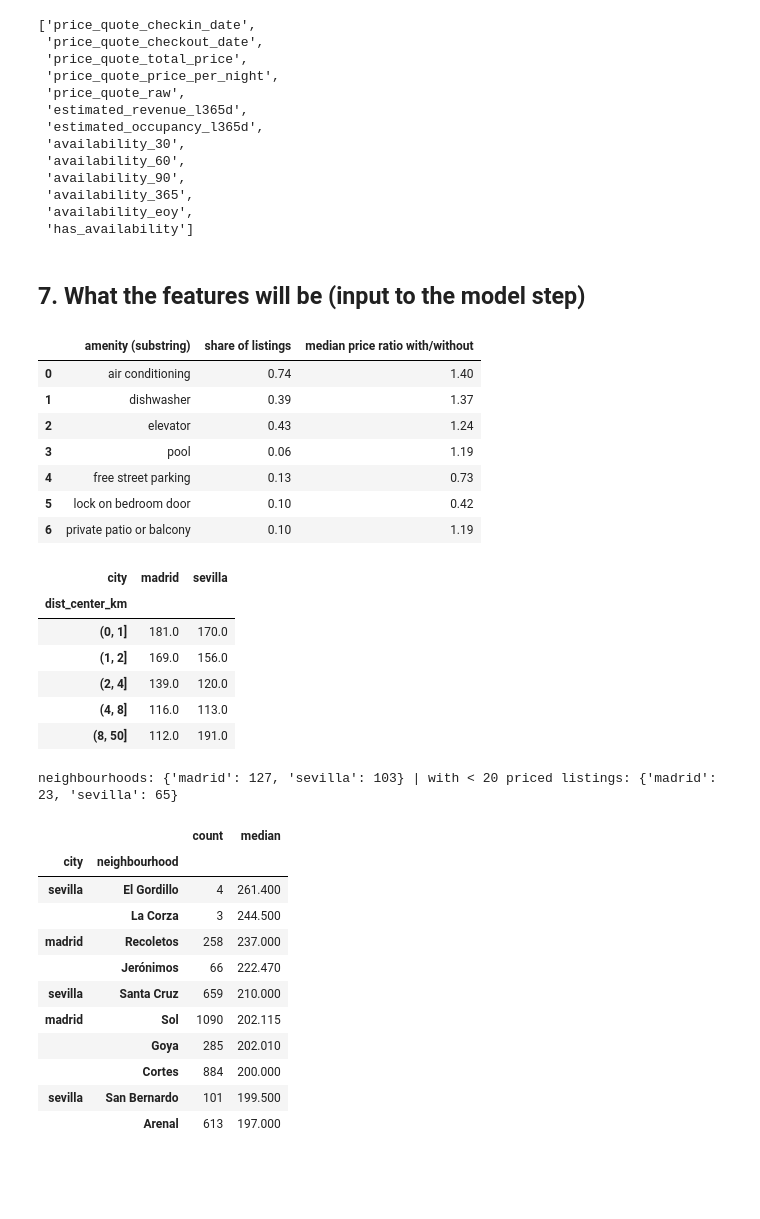
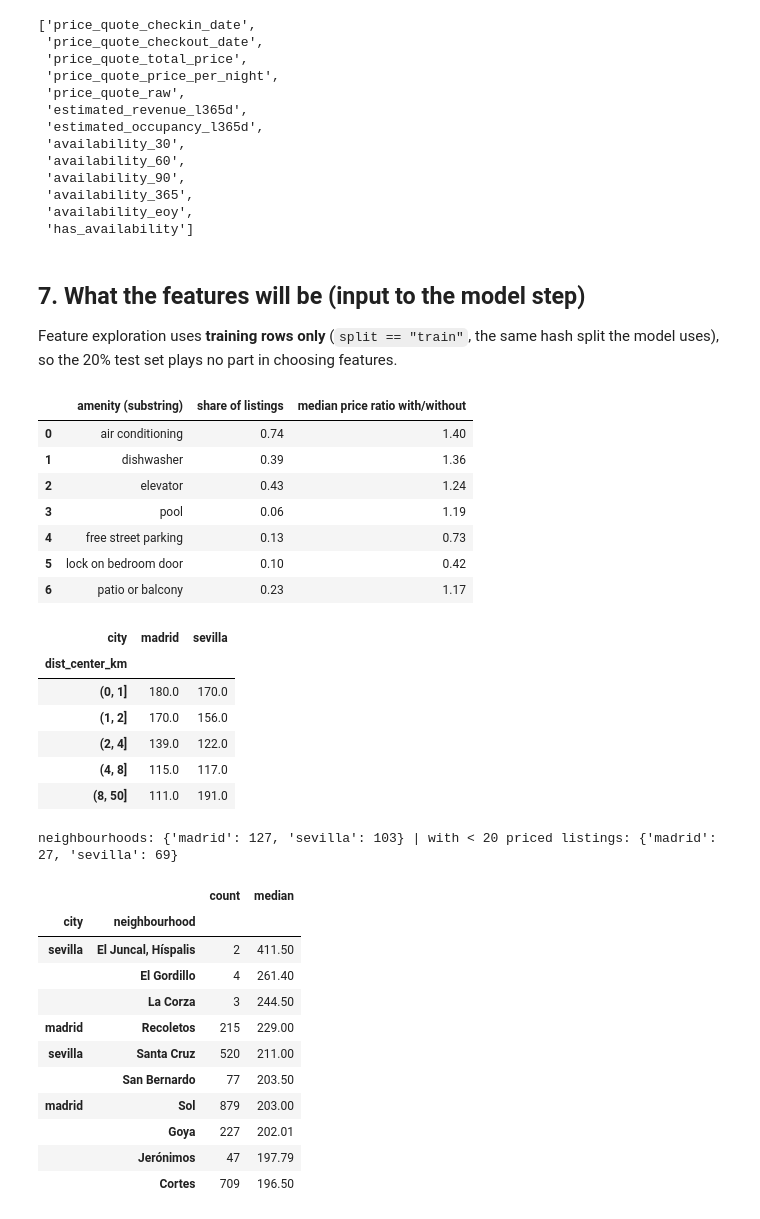
Before and after one commit to IvanShynkarenko/isd-airbnb-spain, a Jupyter notebook: notebooks/eda_madrid_sevilla.ipynb, the cells around one changed output. Cells and saved outputs as stored; diff of their text form; code cells hidden in the pictures; blank space fills up the shorter version.

```diff
--- a/notebooks/eda_madrid_sevilla.ipynb
+++ b/notebooks/eda_madrid_sevilla.ipynb
@@ -45,12 +45,14 @@ from airbnb import io
 from airbnb.config import load_cities
 from airbnb.paths import BRONZE, SILVER
 from airbnb.silver import MIN_PRICE, MAX_PRICE
+from airbnb.features import assign_split
 
 pd.set_option("display.width", 160); pd.set_option("display.max_columns", 40)
 plt.rcParams["figure.figsize"] = (10, 4)
 CITIES = ["madrid", "sevilla"]
 cfg = load_cities(os.path.join(REPO, "config", "cities.yml"))
-silver = io.read_table(spark, SILVER, MODE).filter(f"city in ('madrid','sevilla')").toPandas()
+# split = the same deterministic train/test split the model uses (features.assign_split)
+silver = assign_split(io.read_table(spark, SILVER, MODE).filter(f"city in ('madrid','sevilla')")).toPandas()
 bronze_cols = io.read_table(spark, BRONZE, MODE).columns
 print(MODE, silver.shape)
 # %% [output]
@@ -329,23 +331,24 @@ LEAKAGE_COLUMNS
  'has_availability']
 # %% [markdown]
 ## 7. What the features will be (input to the model step)
+Feature exploration uses **training rows only** (`split == "train"`, the same hash split the model uses), so the 20% test set plays no part in choosing features.
 # %%
-pp = p[p.outlier_class == "ok"].copy()
+pp = p[(p.outlier_class == "ok") & (p.split == "train")].copy()
 am = pp.amenities_raw.map(lambda x: set(a.lower() for a in json.loads(x)) if isinstance(x, str) else set())
 rows = []
-for name in ["air conditioning", "dishwasher", "elevator", "pool", "free street parking", "lock on bedroom door", "private patio or balcony"]:
+for name in ["air conditioning", "dishwasher", "elevator", "pool", "free street parking", "lock on bedroom door", "patio or balcony"]:
     has = am.map(lambda st: any(name in a for a in st))
     rows.append((name, round(has.mean(), 2), round(pp.price[has].median() / pp.price[~has].median(), 2)))
 pd.DataFrame(rows, columns=["amenity (substring)", "share of listings", "median price ratio with/without"])
 # %% [output]
 |  | amenity (substring) | share of listings | median price ratio with/without |
 | 0 | air conditioning | 0.74 | 1.40 |
-| 1 | dishwasher | 0.39 | 1.37 |
+| 1 | dishwasher | 0.39 | 1.36 |
 | 2 | elevator | 0.43 | 1.24 |
 | 3 | pool | 0.06 | 1.19 |
 | 4 | free street parking | 0.13 | 0.73 |
 | 5 | lock on bedroom door | 0.10 | 0.42 |
-| 6 | private patio or balcony | 0.10 | 1.19 |
+| 6 | patio or balcony | 0.23 | 1.17 |
 # %%
 from math import radians, sin, cos, asin, sqrt
 def km(lat, lon, c):
@@ -356,26 +359,26 @@ pp.groupby(["city", pd.cut(pp.dist_center_km, [0, 1, 2, 4, 8, 50])]).price.media
 # %% [output]
 | city | madrid | sevilla |
 | dist_center_km |  |  |
-| (0, 1] | 181.0 | 170.0 |
-| (1, 2] | 169.0 | 156.0 |
-| (2, 4] | 139.0 | 120.0 |
-| (4, 8] | 116.0 | 113.0 |
-| (8, 50] | 112.0 | 191.0 |
+| (0, 1] | 180.0 | 170.0 |
+| (1, 2] | 170.0 | 156.0 |
+| (2, 4] | 139.0 | 122.0 |
+| (4, 8] | 115.0 | 117.0 |
+| (8, 50] | 111.0 | 191.0 |
 # %%
 nb = pp.groupby(["city", "neighbourhood"]).price.agg(["count", "median"])
 print("neighbourhoods:", nb.groupby("city").size().to_dict(), "| with < 20 priced listings:", (nb["count"] < 20).groupby("city").sum().to_dict())
 nb.sort_values("median", ascending=False).groupby("city").head(5)
 # %% [output]
-neighbourhoods: {'madrid': 127, 'sevilla': 103} | with < 20 priced listings: {'madrid': 23, 'sevilla': 65}
+neighbourhoods: {'madrid': 127, 'sevilla': 103} | with < 20 priced listings: {'madrid': 27, 'sevilla': 69}
 |  |  | count | median |
 | city | neighbourhood |  |  |
-| sevilla | El Gordillo | 4 | 261.400 |
-|  | La Corza | 3 | 244.500 |
-| madrid | Recoletos | 258 | 237.000 |
-|  | Jerónimos | 66 | 222.470 |
-| sevilla | Santa Cruz | 659 | 210.000 |
-| madrid | Sol | 1090 | 202.115 |
-|  | Goya | 285 | 202.010 |
-|  | Cortes | 884 | 200.000 |
-| sevilla | San Bernardo | 101 | 199.500 |
-|  | Arenal | 613 | 197.000 |
+| sevilla | El Juncal, Híspalis | 2 | 411.50 |
+|  | El Gordillo | 4 | 261.40 |
+|  | La Corza | 3 | 244.50 |
+| madrid | Recoletos | 215 | 229.00 |
+| sevilla | Santa Cruz | 520 | 211.00 |
+|  | San Bernardo | 77 | 203.50 |
+| madrid | Sol | 879 | 203.00 |
+|  | Goya | 227 | 202.01 |
+|  | Jerónimos | 47 | 197.79 |
+|  | Cortes | 709 | 196.50 |
```
Also changed, not shown: parts of 2 cells of this notebook, 11 other files.
